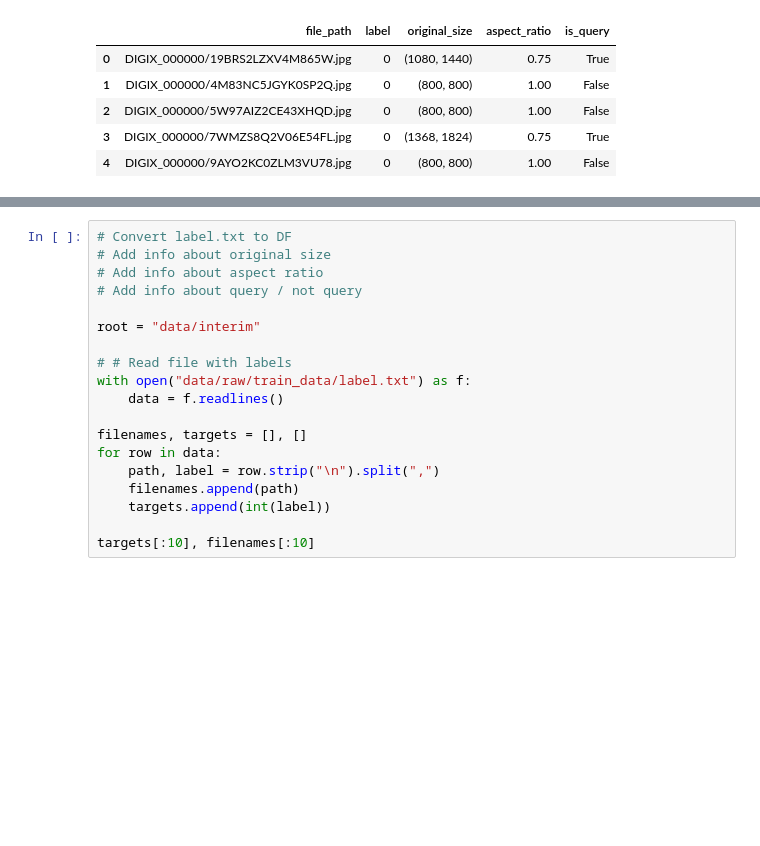
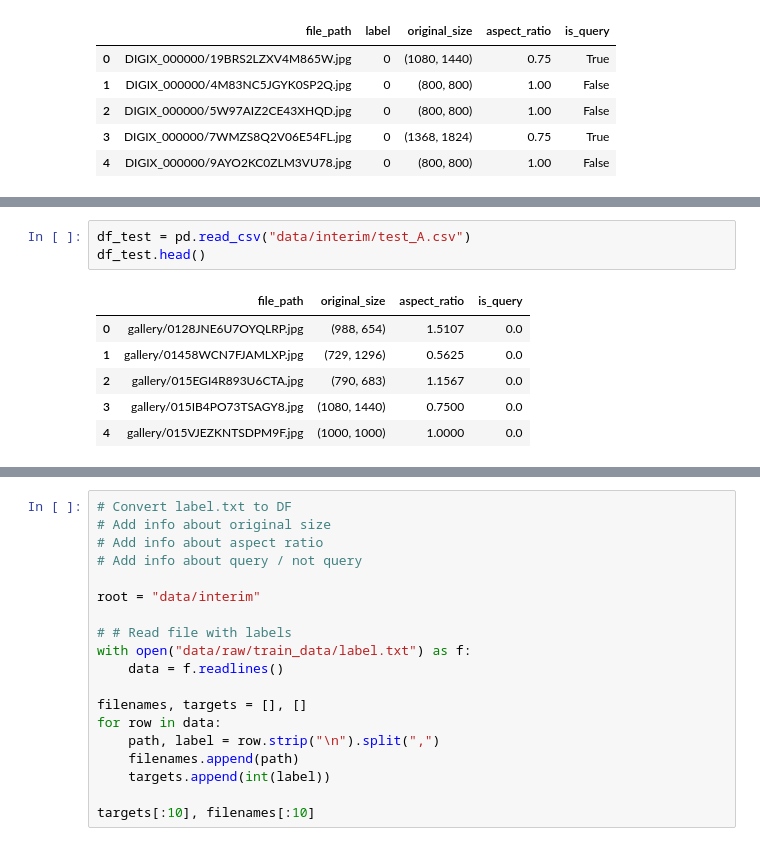
Before and after one commit to zakajd/huawei2020, a Jupyter notebook: notebooks/1_EDA_Jamil.ipynb, the cells around one changed output, grey strips where cells are left out. Saved outputs shown, nothing was run; the diff lists cells and outputs as text; blank space fills up the shorter version.

```diff
--- a/notebooks/1_EDA_Jamil.ipynb
+++ b/notebooks/1_EDA_Jamil.ipynb
@@ -147,3 +68,13 @@ test_A_files[:10]
+# %%
+df_test = pd.read_csv("data/interim/test_A.csv")
+df_test.head()
+# %% [output]
+|  | file_path | original_size | aspect_ratio | is_query |
+| 0 | gallery/0128JNE6U7OYQLRP.jpg | (988, 654) | 1.5107 | 0.0 |
+| 1 | gallery/01458WCN7FJAMLXP.jpg | (729, 1296) | 0.5625 | 0.0 |
+| 2 | gallery/015EGI4R893U6CTA.jpg | (790, 683) | 1.1567 | 0.0 |
+| 3 | gallery/015IB4PO73TSAGY8.jpg | (1080, 1440) | 0.7500 | 0.0 |
+| 4 | gallery/015VJEZKNTSDPM9F.jpg | (1000, 1000) | 1.0000 | 0.0 |
 # %%
 plt.figure(figsize=(10,10))
 plt.title("Image sizes")
```
Also changed, not shown: parts of 9 cells of this notebook, 8 other files.
